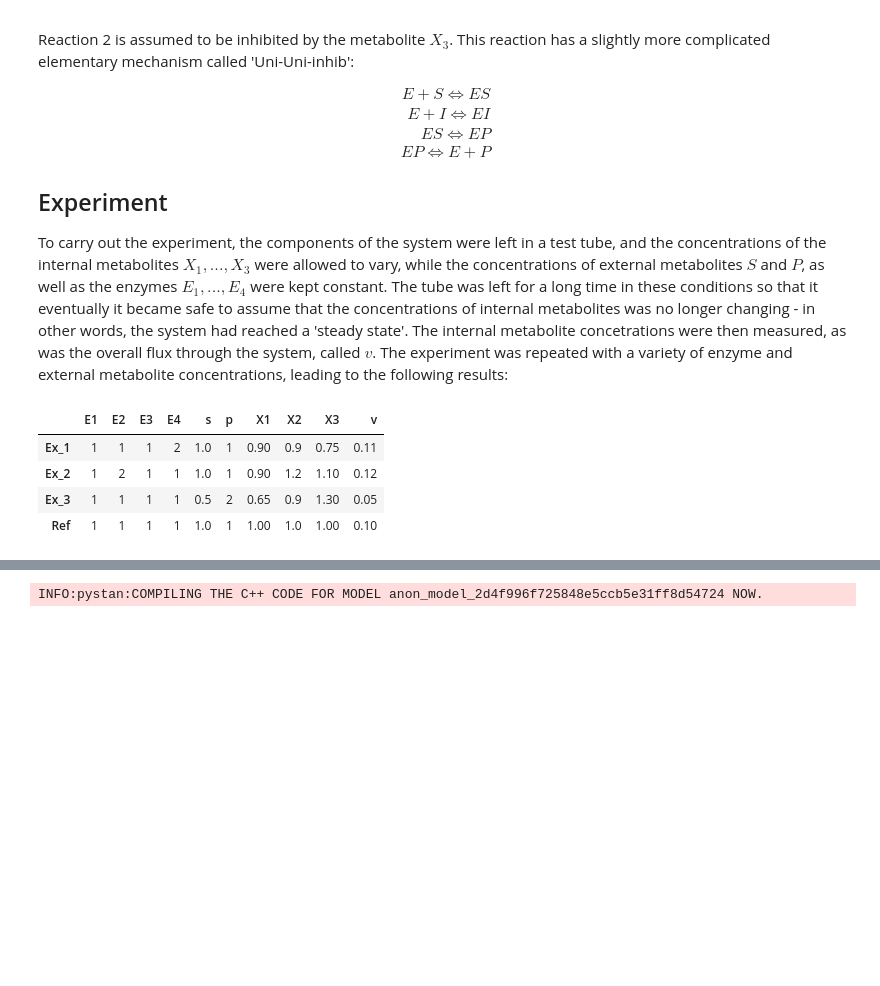
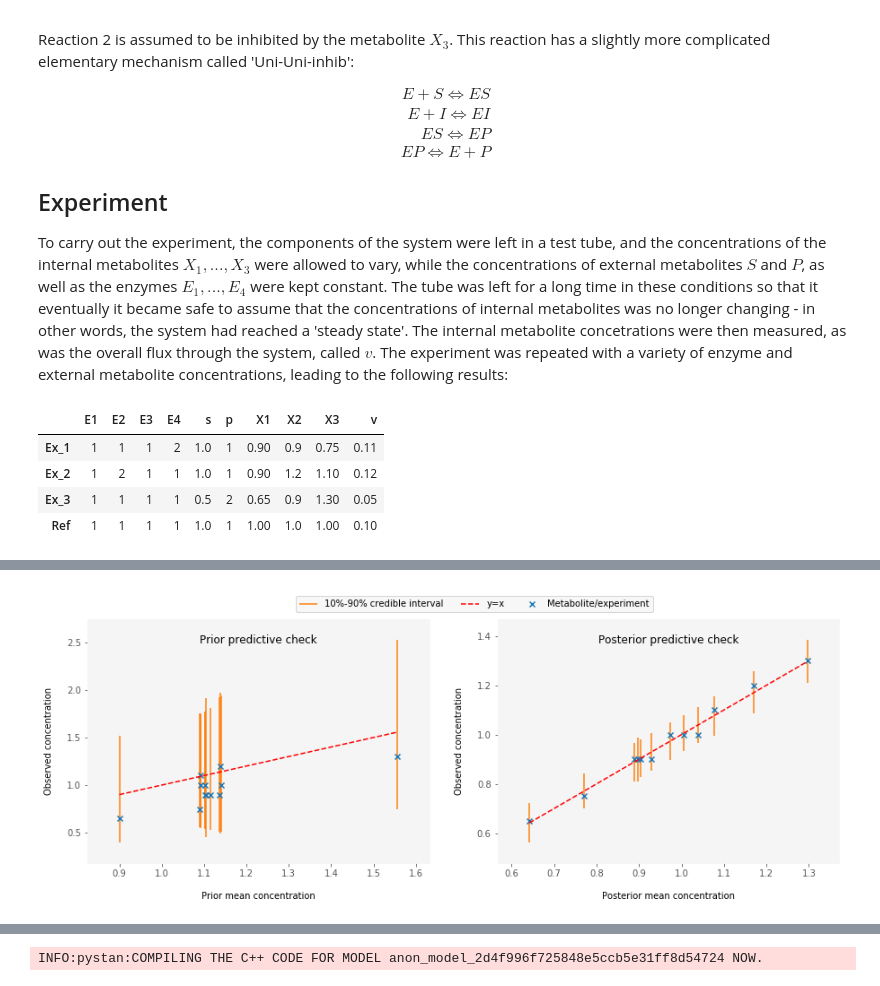
Before and after one commit to teddygroves/stan_ode_example, a Jupyter notebook: Small k example.ipynb, the cells around one changed output, grey strips where cells are left out. Drawn from its saved outputs; the diff is of its cells as text; code cells hidden in the pictures; blank space fills up the shorter version.

Commit message:
Loads of changes

```diff
--- a/Small k example.ipynb
+++ b/Small k example.ipynb
@@ -72,0 +148,18 @@ The notebook will explore three different ways of parameterising the system's re
+# %%
+def StanModel_cache(file, model_name=None, **kwargs):
+    with open(file, 'r') as f:
+        model_code = f.read()
+    code_hash = md5(model_code.encode('ascii')).hexdigest()
+    if model_name is None:
+        cache_fn = 'cached_stan_models/{}.pkl'.format(code_hash)
+    else:
+        cache_fn = 'cached_stan_models/{}-{}.pkl'.format(model_name, code_hash)
+    try:
+        sm = pickle.load(open(cache_fn, 'rb'))
+    except:
+        sm = pystan.StanModel(model_code=model_code)
+        with open(cache_fn, 'wb') as f:
+            pickle.dump(sm, f)
+    else:
+        print("Using cached StanModel")
+    return sm
@@ -72,0 +316,38 @@ The notebook will explore three different ways of parameterising the system's re
+# %%
+def ppc_plot(infd: arviz.InferenceData, name=None, sharey=False, labels=False, ylim=None):
+    obs = infd.observed_data.to_dataframe()
+    posterior_pred = infd.posterior_predictive['metabolite_pred'].to_dataframe()
+    prior_pred = infd.prior_predictive['metabolite_pred'].to_dataframe()
+
+    g_posterior = posterior_pred.groupby(['experiments', 'metabolites'])
+    g_prior =  prior_pred.groupby(['experiments', 'metabolites'])
+
+    f, axes = plt.subplots(1, 2, figsize=[15, 5], sharey=sharey)
+
+    for ax, g, name in zip(axes, [g_prior, g_posterior], ['prior', 'posterior']):
+        lower = g['metabolite_pred'].quantile(0.1).rename('lower')
+        mean = g['metabolite_pred'].mean().rename('mean')
+        upper = g['metabolite_pred'].quantile(0.9).rename('upper')
+
+        xx = np.linspace(mean.min(), mean.max(), 10)
+        scatter = ax.scatter(mean.reindex(obs.index), obs, marker='x')
+        vlines = ax.vlines(mean, lower, upper, color='tab:orange', zorder=0, label='10%-90% credible interval')
+        y_equals_x_line = ax.plot(xx, xx, color='r', linestyle='--', label='y=x')
+        if ylim is not None:
+            ax.set_ylim(ylim)
+        if labels:
+            for i, m in g[['metabolite_pred']].mean().iterrows():
+                ax.text(m, obs.loc[i], '-'.join(i), fontsize=8, horizontalalignment='center')
+        text = ax.set(xlabel=f'{name.capitalize()} mean concentration',
+                      ylabel='Observed concentration')
+        title = ax.set_title(f'{name.capitalize()} predictive check', y=0.8)
+    plt.figlegend([vlines, y_equals_x_line[0], scatter],
+                  ['10%-90% credible interval', 'y=x', 'Metabolite/experiment'],
+                  ncol=3, loc='lower center', bbox_to_anchor=[0.45, 0.9])
+    if name is None:
+        name = 'checks'
+    plt.savefig(f'output/{name}.png')
+
+ppc_plot(infd_big_k)
+# %% [output]
+[figure, added]
```
Also changed, not shown: parts of 34 cells of this notebook, 6 other files.
